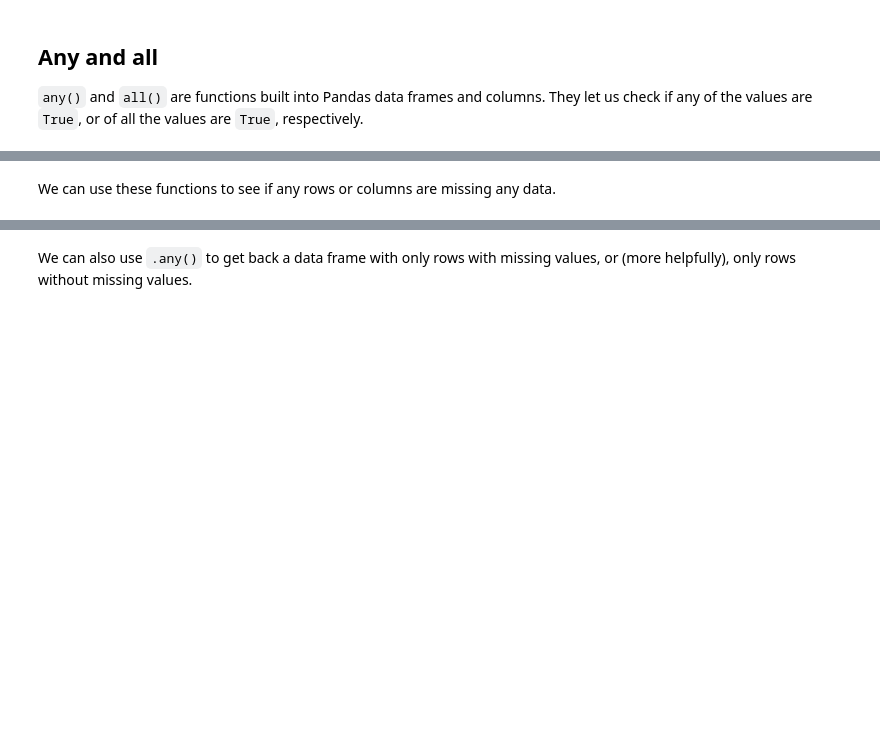
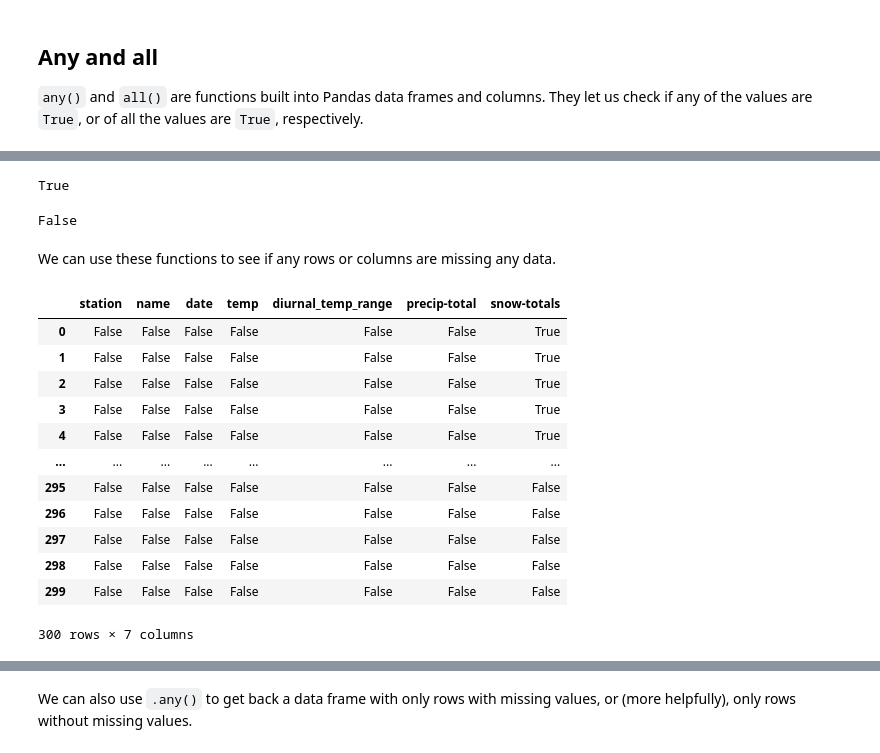
Before and after one commit to maggiedelre/python, a Jupyter notebook: data-analysis/data-wrangling-codealong.ipynb, the cells around one changed output, grey strips where cells are left out. Cells and saved outputs as stored; diff of their text form; code cells hidden in the pictures; blank space fills up the shorter version.

```diff
--- a/data-analysis/data-wrangling-codealong.ipynb
+++ b/data-analysis/data-wrangling-codealong.ipynb
@@ -212,2 +238,12 @@ True
+# %%
+# any tells us if ANYTHING is true
+df['snow-totals'].isnull().any()
+# %% [output]
+True
+# %%
+# all
+df['snow-totals'].isnull().all()
+# %% [output]
+False
 # %% [markdown]
 We can use these functions to see if any rows or columns are missing any data.
@@ -216,2 +250,21 @@ We can use these functions to see if any rows or columns are missing any data.
+# %%
+# check all values in data frame
+df.isnull()
+#True = it has something missing (it is null)
+#False = there is nothing missing (it is false to call it null)
+# %% [output]
+|  | station | name | date | temp | diurnal_temp_range | precip-total | snow-totals |
+| 0 | False | False | False | False | False | False | True |
+| 1 | False | False | False | False | False | False | True |
+| 2 | False | False | False | False | False | False | True |
+| 3 | False | False | False | False | False | False | True |
+| 4 | False | False | False | False | False | False | True |
+| ... | ... | ... | ... | ... | ... | ... | ... |
+| 295 | False | False | False | False | False | False | False |
+| 296 | False | False | False | False | False | False | False |
+| 297 | False | False | False | False | False | False | False |
+| 298 | False | False | False | False | False | False | False |
+| 299 | False | False | False | False | False | False | False |
+300 rows × 7 columns
 # %%
 # check all columns
```
Also changed, not shown: parts of 29 cells of this notebook.
